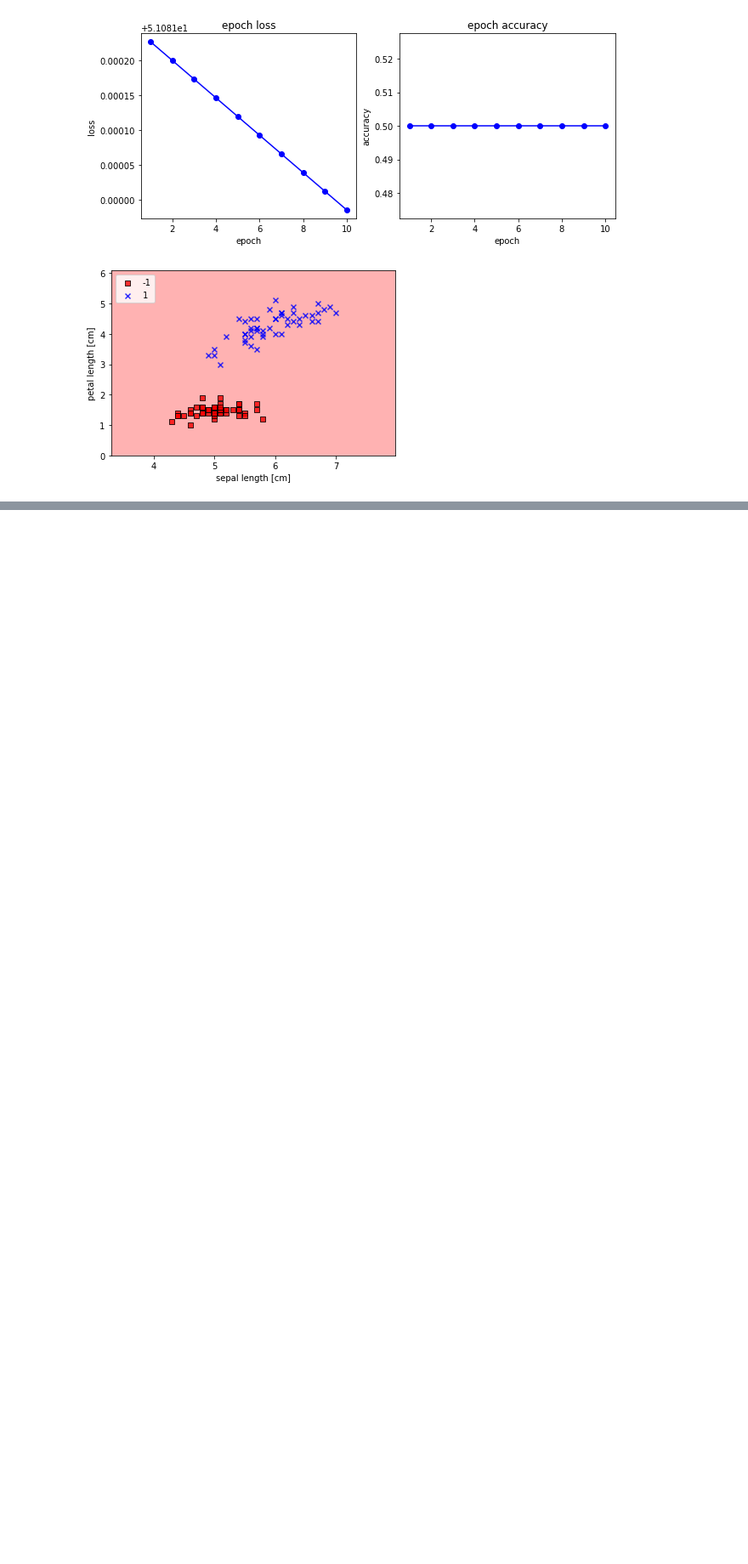
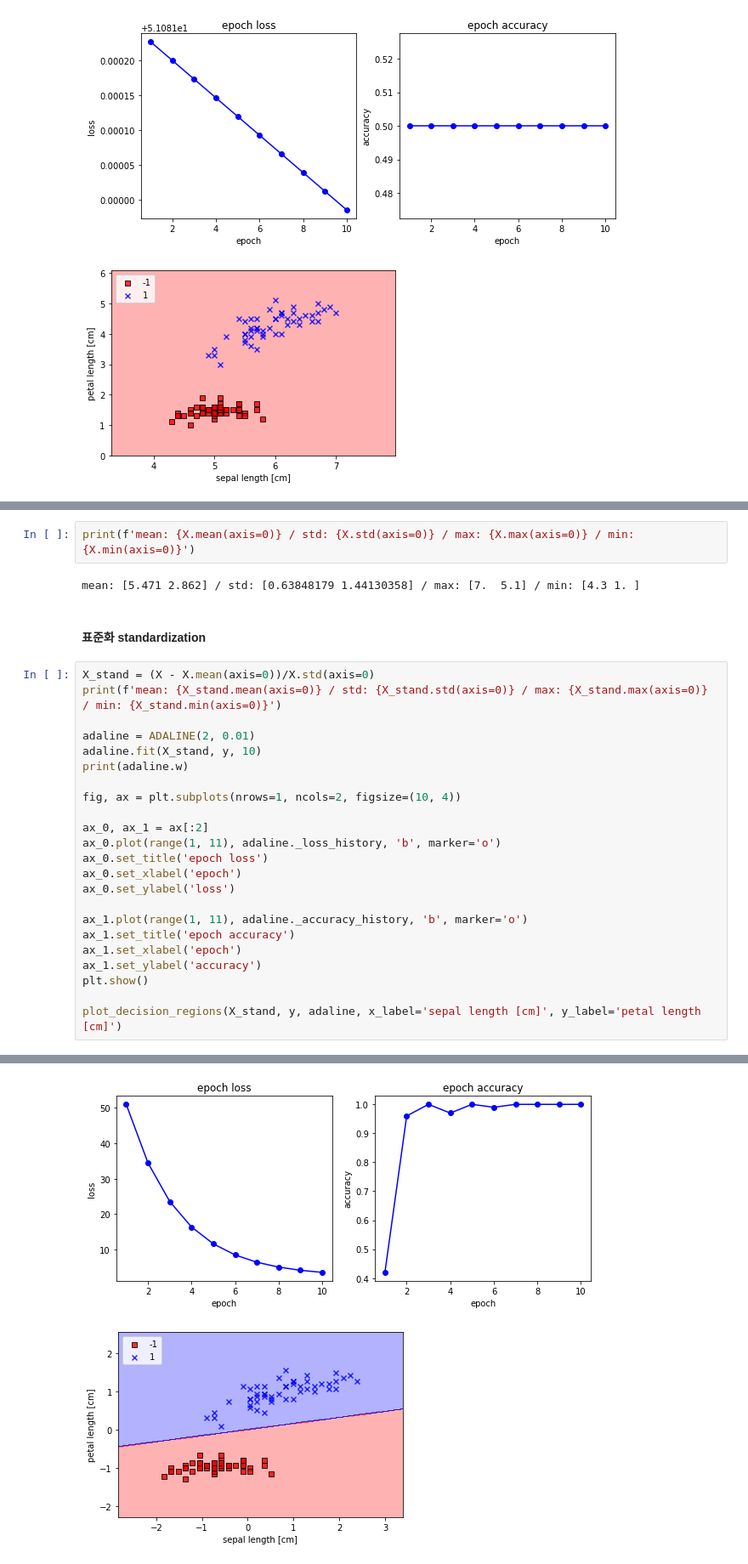
Before and after one commit to canlion/ml_study, a Jupyter notebook: 1_adaline.ipynb, the cells around one changed output, grey strips where cells are left out. Shown: that part at 85% size. Cells and saved outputs as stored; diff of their text form; blank space fills up the shorter version.

```diff
--- a/1_adaline.ipynb
+++ b/1_adaline.ipynb
@@ -225,0 +228,30 @@ plot_decision_regions(X, y, adaline, x_label='sepal length [cm]', y_label='petal
+# %%
+print(f'mean: {X.mean(axis=0)} / std: {X.std(axis=0)} / max: {X.max(axis=0)} / min: {X.min(axis=0)}')
+# %% [output]
+mean: [5.471 2.862] / std: [0.63848179 1.44130358] / max: [7.  5.1] / min: [4.3 1. ]
+# %% [markdown]
+####  표준화 standardization
+# %%
+X_stand = (X - X.mean(axis=0))/X.std(axis=0)
+print(f'mean: {X_stand.mean(axis=0)} / std: {X_stand.std(axis=0)} / max: {X_stand.max(axis=0)} / min: {X_stand.min(axis=0)}')
+
+adaline = ADALINE(2, 0.01)
+adaline.fit(X_stand, y, 10)
+print(adaline.w)
+
+fig, ax = plt.subplots(nrows=1, ncols=2, figsize=(10, 4))
+
+ax_0, ax_1 = ax[:2]
+ax_0.plot(range(1, 11), adaline._loss_history, 'b', marker='o')
+ax_0.set_title('epoch loss')
+ax_0.set_xlabel('epoch')
+ax_0.set_ylabel('loss')
+
+ax_1.plot(range(1, 11), adaline._accuracy_history, 'b', marker='o')
+ax_1.set_title('epoch accuracy')
+ax_1.set_xlabel('epoch')
+ax_1.set_ylabel('accuracy')
+plt.show()
+
+plot_decision_regions(X_stand, y, adaline, x_label='sepal length [cm]', y_label='petal length [cm]')
+# %% [output]
@@ -225,0 +270,2 @@ plot_decision_regions(X, y, adaline, x_label='sepal length [cm]', y_label='petal
+[figure, added]
+[figure, added]
```
Also changed, not shown: parts of 4 cells of this notebook.
